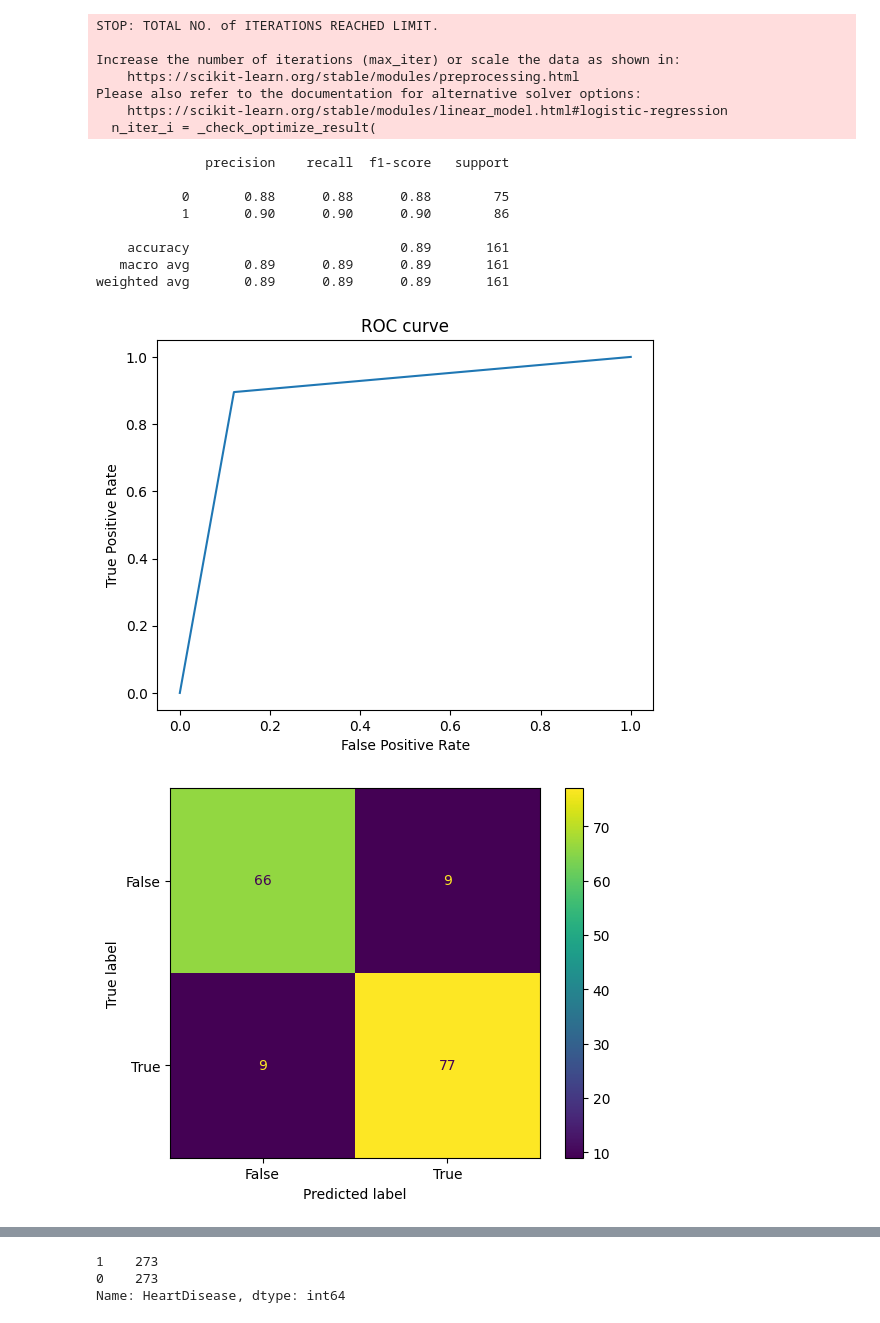
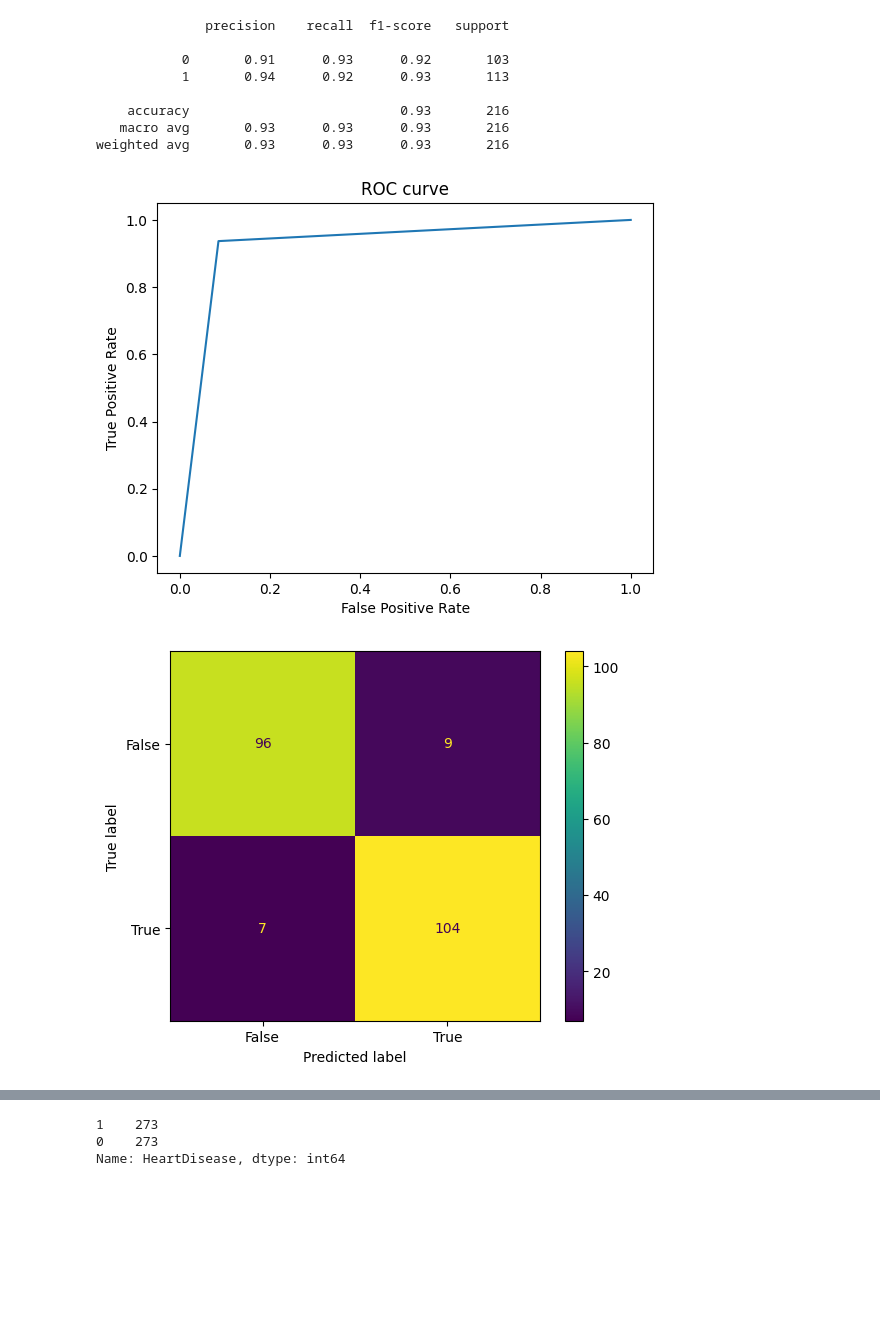
Before and after one commit to Morganh201/HeartDisease, a Jupyter notebook: Untitled.ipynb, the cells around one changed output, grey strips where cells are left out. Drawn from its saved outputs; the diff is of its cells as text; code cells hidden in the pictures; blank space fills up the shorter version.

```diff
--- a/Untitled.ipynb
+++ b/Untitled.ipynb
@@ -108,4 +92,8 @@ X
+# %%
+smote = SMOTE()
+X_res, y_res = smote.fit_resample(X, y)
+# %%
+scaler = StandardScaler()
+X_res = scaler.fit_transform(X_res)
 # %%
-X_train, val_X, y_train, val_y = train_test_split(X, y, random_state=0)
-smote = SMOTE()
-X_train, y_train = smote.fit_resample(X_train, y_train)
+X_train, val_X, y_train, val_y = train_test_split(X_res, y_res, test_size=0.3, random_state=2)
@@ -111,0 +119,10 @@ X_train, y_train = smote.fit_resample(X_train, y_train)
+# %%
+rforest = RandomForestClassifier(random_state=2)
+exforest = ExtraTreesClassifier(random_state=2)
+reg = xgb.XGBClassifier(tree_method="hist", device="cuda", learning_rate=0.1, max_depth=7, subsample=0.7, random_state=42)
+kneigh = KNeighborsClassifier(n_neighbors=10)
+rneigh = RadiusNeighborsClassifier(radius=1)
+gnb = GaussianNB()
+lda = LinearDiscriminantAnalysis()
+ridge = RidgeClassifier()
+svm = SVC(random_state=0)
@@ -112,36 +209,28 @@ X_train, y_train = smote.fit_resample(X_train, y_train)
 # %%
-lr = LogisticRegression()
-lr.fit(X_train, y_train)
-predictions = lr.predict(val_X)
+exforest.fit(X_train, y_train)
+predictions = exforest.predict(val_X)
 print(classification_report(predictions, val_y))
 
 fpr, tpr, threshold = metrics.roc_curve(val_y, predictions)
 auc = metrics.roc_auc_score(val_y, predictions)
 plt.plot(fpr, tpr)
 plt.title("ROC curve")
 plt.ylabel("True Positive Rate")
 plt.xlabel("False Positive Rate")
 plt.show()
 
 confusion_matrix = metrics.confusion_matrix(val_y, predictions)
 display = metrics.ConfusionMatrixDisplay(confusion_matrix=confusion_matrix, display_labels=[False, True])
 display.plot()
 plt.show()
 # %% [output]
-STOP: TOTAL NO. of ITERATIONS REACHED LIMIT.
+              precision    recall  f1-score   support
 
-Increase the number of iterations (max_iter) or scale the data as shown in:
-    https://scikit-learn.org/stable/modules/preprocessing.html
-Please also refer to the documentation for alternative solver options:
-    https://scikit-learn.org/stable/modules/linear_model.html#logistic-regression
-  n_iter_i = _check_optimize_result(
+           0       0.91      0.93      0.92       103
+           1       0.94      0.92      0.93       113
+
+    accuracy                           0.93       216
+   macro avg       0.93      0.93      0.93       216
+weighted avg       0.93      0.93      0.93       216
-              precision    recall  f1-score   support
-
-           0       0.88      0.88      0.88        75
-           1       0.90      0.90      0.90        86
-
-    accuracy                           0.89       161
-   macro avg       0.89      0.89      0.89       161
-weighted avg       0.89      0.89      0.89       161
-[figure, old version]
+[figure, new version]
-[figure, old version]
+[figure, new version]
```
Also changed, not shown: parts of 19 cells of this notebook.
